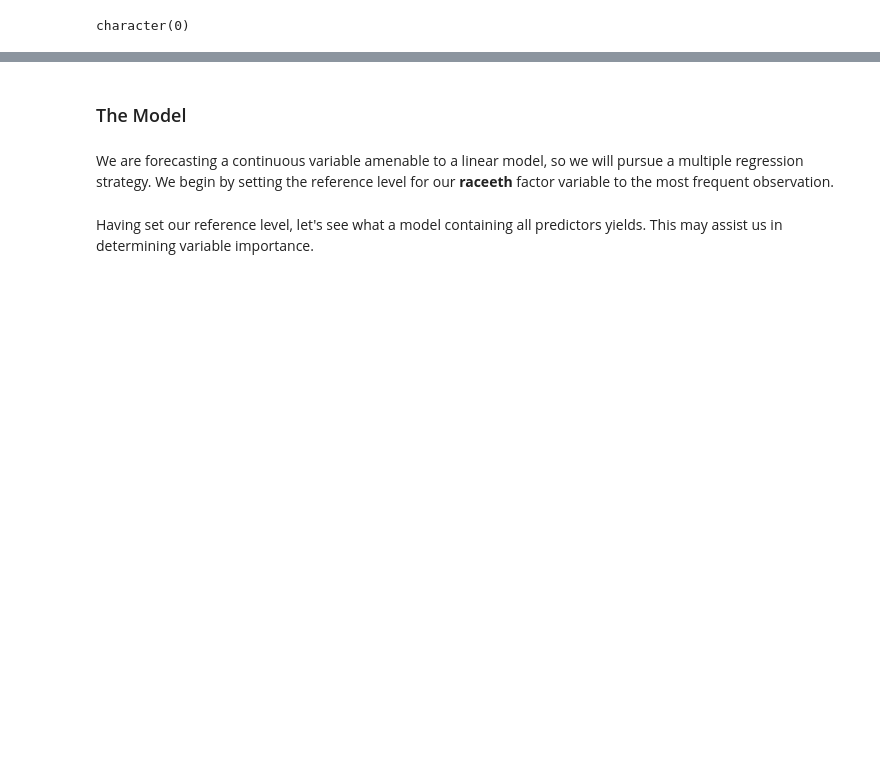
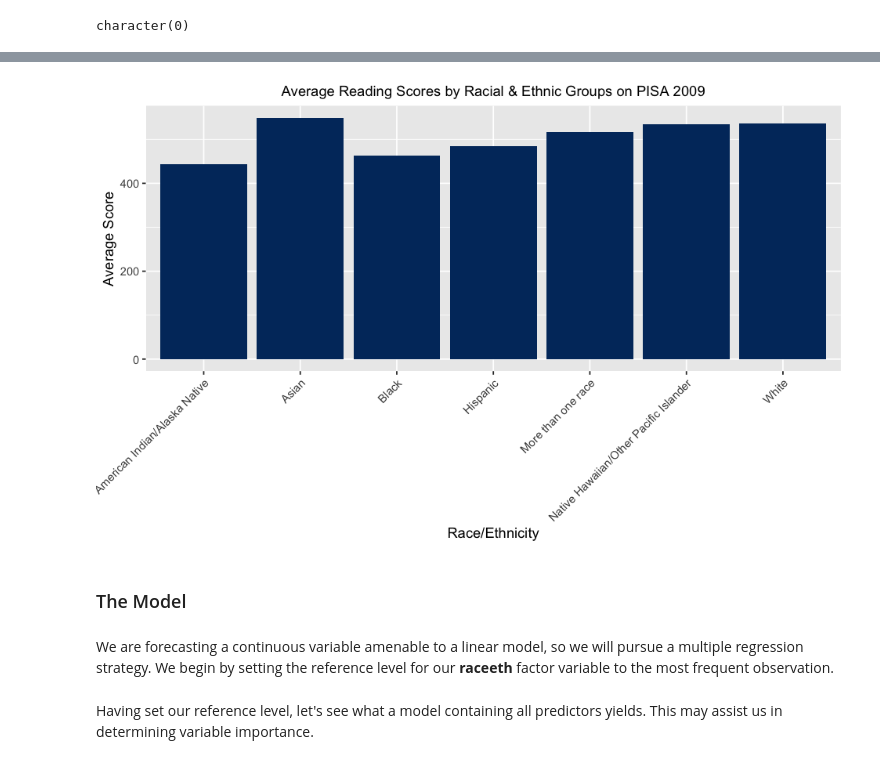
Before and after one commit to RDallavia/MITxDataAnalyticsEdge, a Jupyter notebook: LinearRegression/ReadingTestScores.ipynb, the cells around one changed output, grey strips where cells are left out. Drawn from its saved outputs; the diff is of its cells as text; code cells hidden in the pictures; blank space fills up the shorter version.

```diff
--- a/LinearRegression/ReadingTestScores.ipynb
+++ b/LinearRegression/ReadingTestScores.ipynb
@@ -158,3 +201,18 @@ White                                       396931.91 392065.70
+# %%
+read_by_race = train2 %>%
+    group_by(raceeth) %>%
+    summarise(Total = as.integer(round(mean(readingScore),0)))
+options(repr.plot.width=8, repr.plot.height=5)
+ggplot(read_by_race, aes(x = raceeth, y = Total)) +
+    geom_bar(stat='identity', fill="#00356B") +
+    ggtitle("Average Reading Scores by Racial & Ethnic Groups on PISA 2009") +
+    theme(plot.title = element_text(size=11, hjust=.5)) +
+    xlab("Race/Ethnicity") +
+    theme(text = element_text(size=11), axis.text.x = element_text(angle=45, hjust=1)) +
+    ylab("Average Score") +
+    theme(text=element_text(size=11))
+# %% [output]
+[figure, added]
 # %% [markdown]
 ### The Model ###
 # %% [markdown]
```
Also changed, not shown: parts of 53 cells of this notebook.
